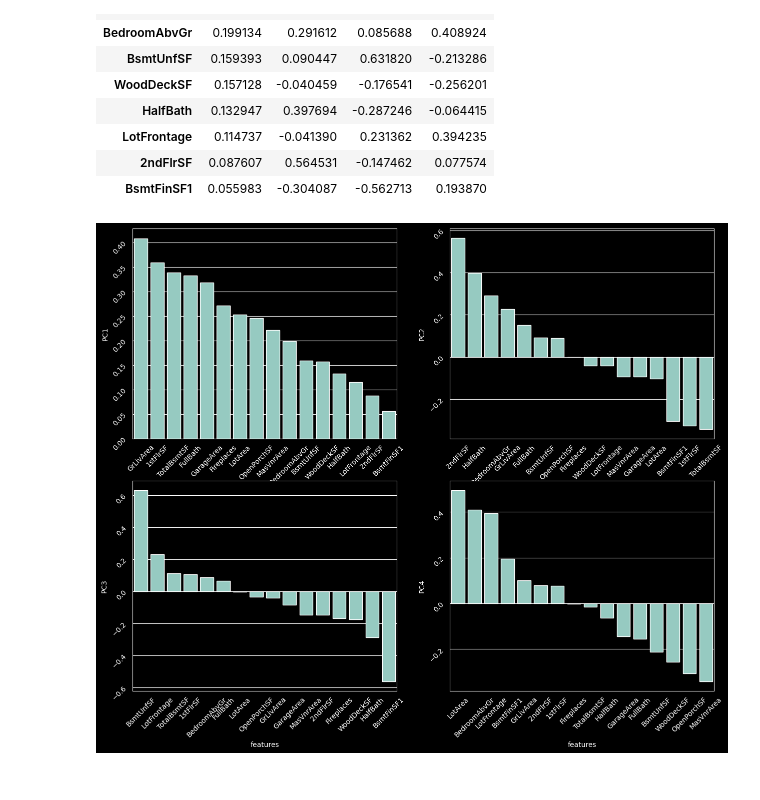
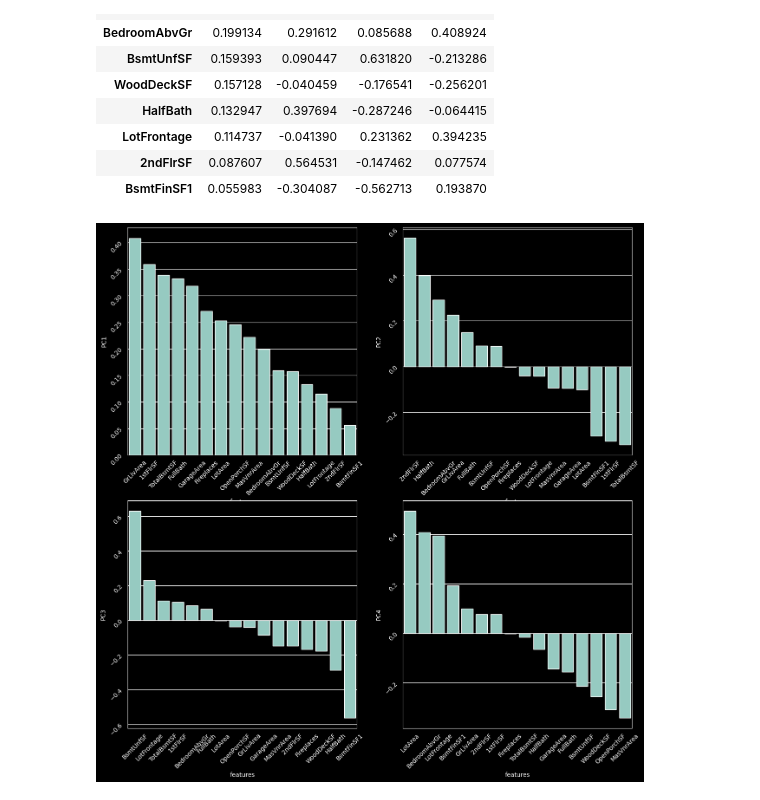
Before and after one commit to xXKeNdAmAmAsTeRXx/House_Prices_project, a Jupyter notebook: 3.3_EDA_numerical.ipynb, the cells around one changed output. Saved outputs shown, nothing was run; the diff lists cells and outputs as text; code cells hidden in the pictures.

```diff
--- a/3.3_EDA_numerical.ipynb
+++ b/3.3_EDA_numerical.ipynb
@@ -143,11 +143,11 @@ Result: Reject the null hypothesis (Data does not appear normally distributed).
 ## BOXCOX transformation to make it noramal
 # %%
 
-noraml_X = pd.DataFrame()
+normal_X = pd.DataFrame()
 for col in current_X.columns:
-    noraml_X[col], _  = stats.boxcox(selected_X[col] + 1)
+    normal_X[col], _  = stats.boxcox(selected_X[col] + 1)
 
-noraml_X
+normal_X
 # %% [output]
 |  | GrLivArea | GarageArea | TotalBsmtSF | 1stFlrSF | FullBath | LotFrontage | 2ndFlrSF | LotArea | Fireplaces | ... |
 | 0 | 6.484482 | 204.568536 | 12.276756 | 4.327804 | 1.712883 | 28.197481 | 4.627816 | 10.530298 | 0.000000 | ... |
@@ -195,7 +195,7 @@ def calc_PCA(data):
 
     return df_PCA
 
-df_PCA = calc_PCA(noraml_X)
+df_PCA = calc_PCA(normal_X)
 df_PCA
 # %% [output]
 |  | PC1 | PC2 | PC3 | PC4 |
@@ -216,16 +216,16 @@ df_PCA
 | 2ndFlrSF | 0.087607 | 0.564531 | -0.147462 | 0.077574 |
 | BsmtFinSF1 | 0.055983 | -0.304087 | -0.562713 | 0.193870 |
 # %%
-fig, ax = plt.subplots(2,2, figsize = (15,12))
+fig, ax = plt.subplots(2,2, figsize = (15,15))
 ax=ax.flatten()
 
 for idx, col in enumerate(df_PCA.columns):
     df_PCA.sort_values(by=col, ascending=False, inplace=True)
     sns.barplot(data = df_PCA, x=df_PCA.index, y=col, ax=ax[idx])
     ax[idx].tick_params(rotation=45)
     ax[idx].set_xlabel("features")
 
 
 plt.show()
 # %% [output]
-[figure, old version]
+[figure, new version]
```
Also changed, not shown: parts of 4 cells of this notebook.
